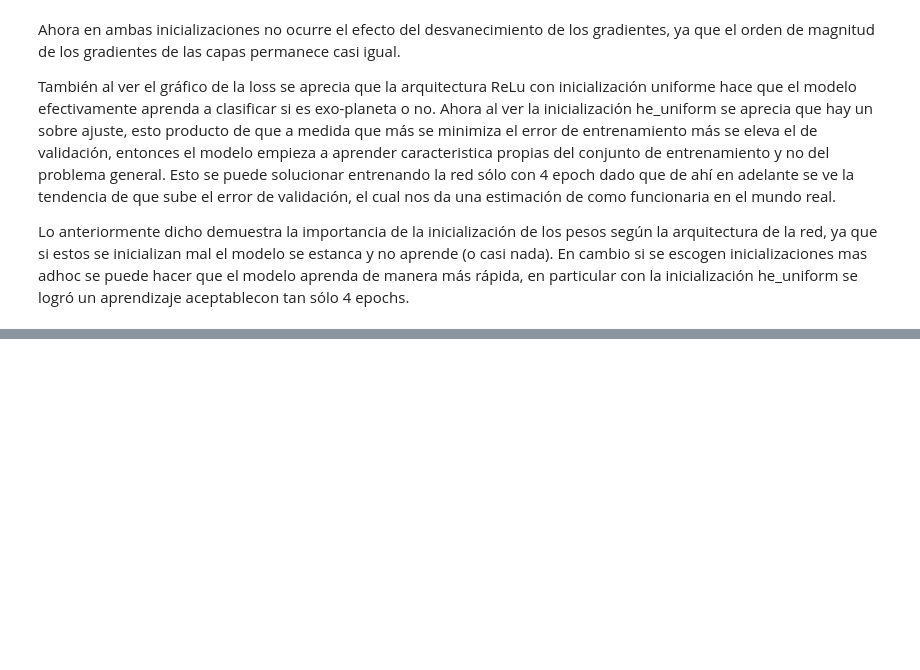
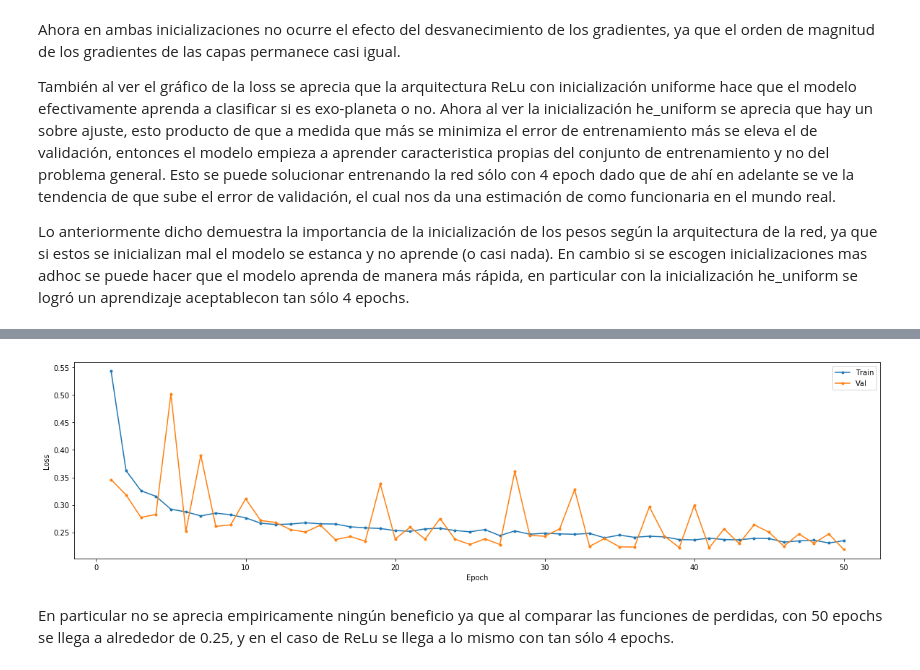
Before and after one commit to Umauro/ANN-T1, a Jupyter notebook: Pregunta 2.ipynb, the cells around one changed output, grey strips where cells are left out. Saved outputs shown, nothing was run; the diff lists cells and outputs as text; code cells hidden in the pictures; blank space fills up the shorter version.

```diff
--- a/Pregunta 2.ipynb
+++ b/Pregunta 2.ipynb
@@ -447,0 +453,6 @@ history.history
+# %%
+chart_loss(history_E)
+# %% [output]
+[figure, added]
+# %% [markdown]
+En particular no se aprecia empiricamente ningún beneficio ya que al comparar las funciones de perdidas, con 50 epochs se llega a alrededor de 0.25, y en el caso de ReLu se llega a lo mismo con tan sólo 4 epochs.
```
Also changed, not shown: parts of 29 cells of this notebook.
